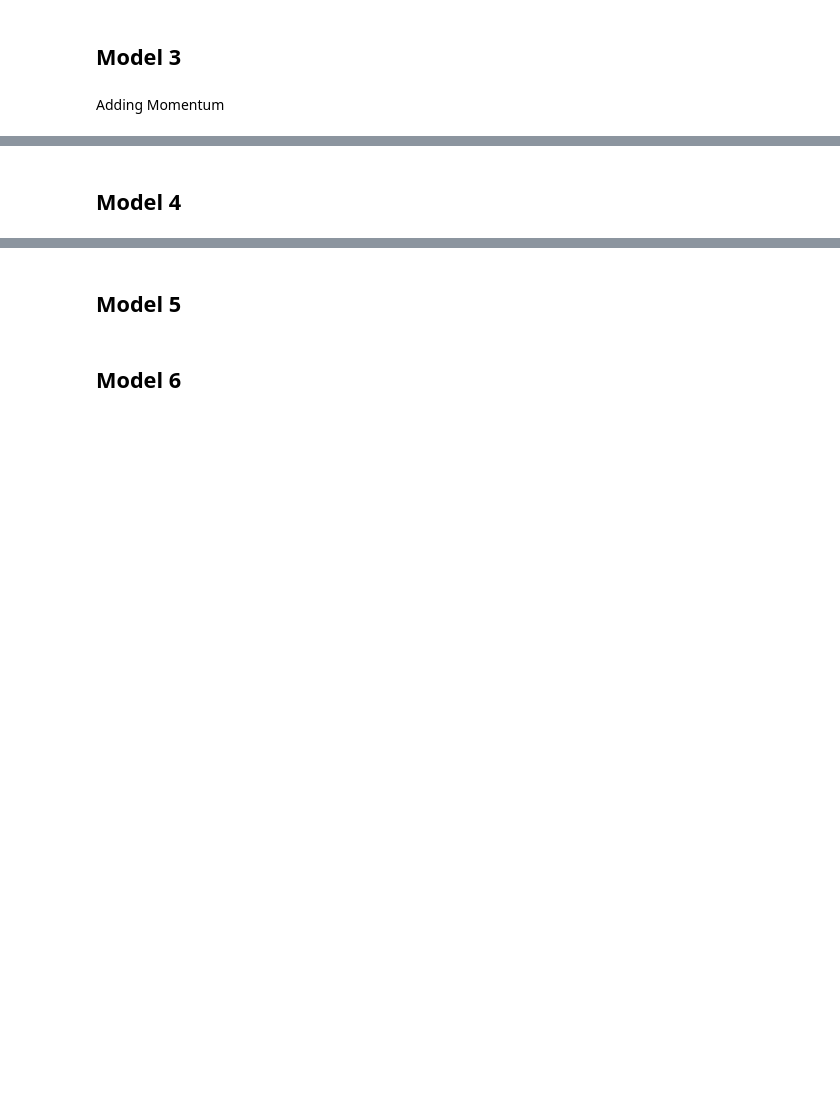
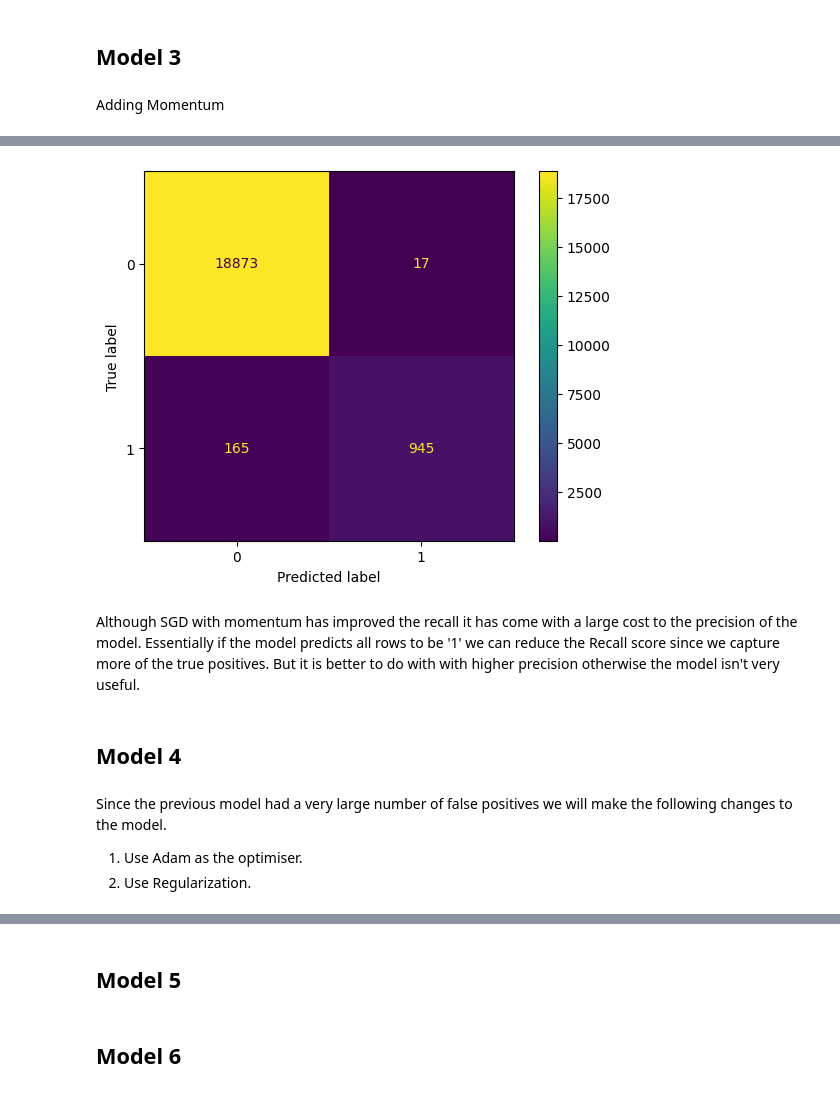
Before and after one commit to AkshayGovindaraj/GoogleColab, a Jupyter notebook: INN_ReneWind_Main_Project_FullCode_Notebook.ipynb, the cells around one changed output, grey strips where cells are left out. Saved outputs shown, nothing was run; the diff lists cells and outputs as text; code cells hidden in the pictures; blank space fills up the shorter version.

```diff
--- a/INN_ReneWind_Main_Project_FullCode_Notebook.ipynb
+++ b/INN_ReneWind_Main_Project_FullCode_Notebook.ipynb
@@ -590,0 +667,8 @@ Adding Momentum
+# %%
+prediction = model_3.predict(X_train)
+prediction_rounded = np.round(prediction, decimals = 0)
+confusion_matrix = metrics.confusion_matrix(y_train, prediction_rounded, labels=[0, 1])
+cm_display = metrics.ConfusionMatrixDisplay(confusion_matrix = confusion_matrix, display_labels = [0, 1])
+cm_display.plot()
+plt.show()
+# %% [output]
@@ -591,2 +676,9 @@ Adding Momentum
+[figure, added]
+# %% [markdown]
+Although SGD with momentum has improved the recall it has come with a large cost to the precision of the model. Essentially if the model predicts all rows to be '1' we can reduce the Recall score since we capture more of the true positives. But it is better to do with with higher precision otherwise the model isn't very useful.
 # %% [markdown]
 ## Model 4
+# %% [markdown]
+Since the previous model had a very large number of false positives we will make the following changes to the model.
+1) Use Adam as the optimiser.
+2) Use Regularization.
```
Also changed, not shown: parts of 37 cells of this notebook.
